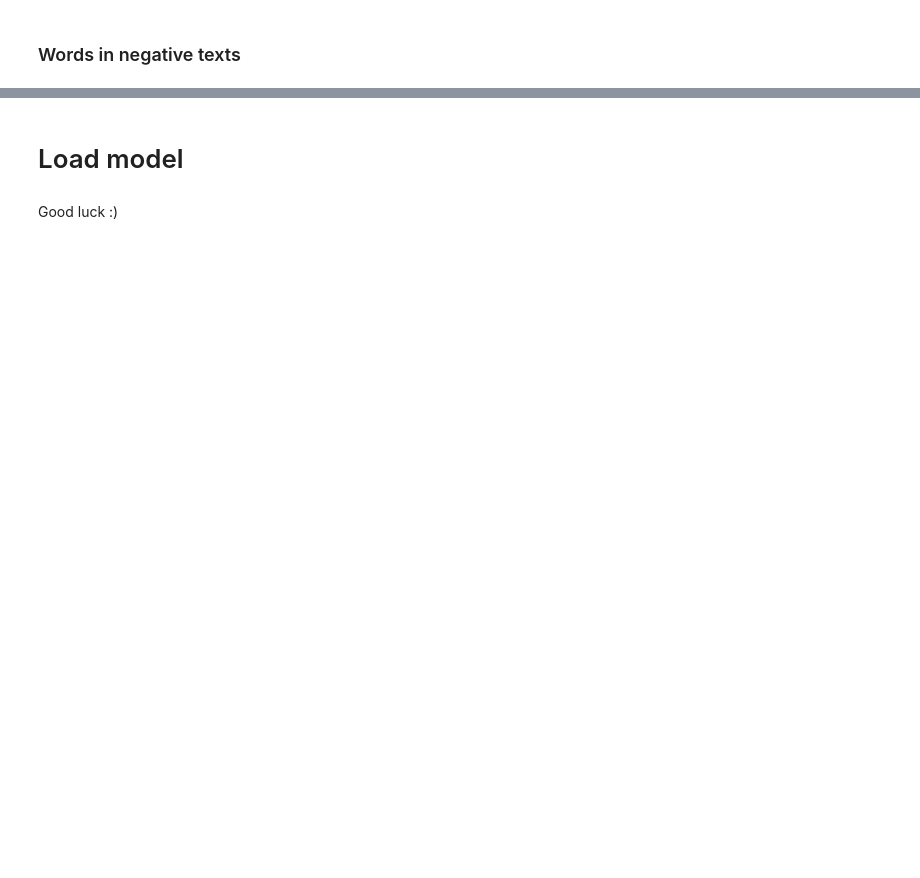
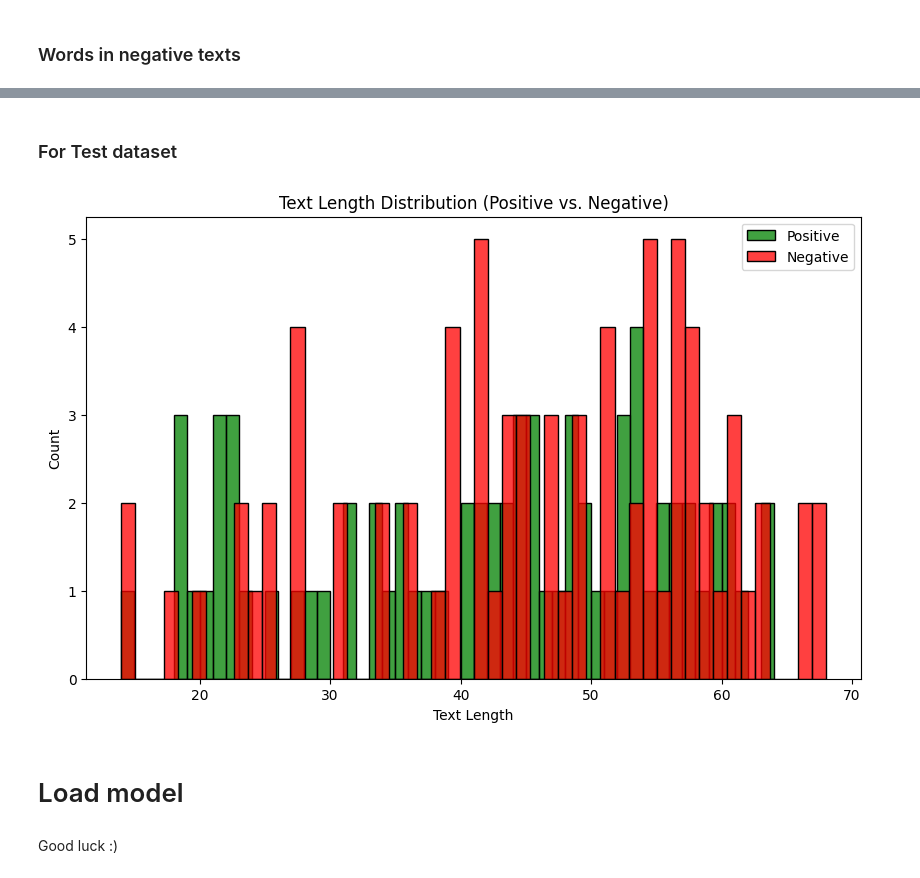
Before and after one commit to SoheilHajianManesh/Data-Sciense-Course-Projects, a Jupyter notebook: CA7/template.ipynb, the cells around one changed output, grey strips where cells are left out. Saved outputs shown, nothing was run; the diff lists cells and outputs as text; code cells hidden in the pictures; blank space fills up the shorter version.

```diff
--- a/CA7/template.ipynb
+++ b/CA7/template.ipynb
@@ -187,3 +209,9 @@ df_train
+# %% [markdown]
+### For Test dataset
+# %%
+plot_text_length_distribution(df_test)
+# %% [output]
+[figure, added]
 # %% [markdown]
 # Load model
 # %%
```
Also changed, not shown: parts of 12 cells of this notebook.
